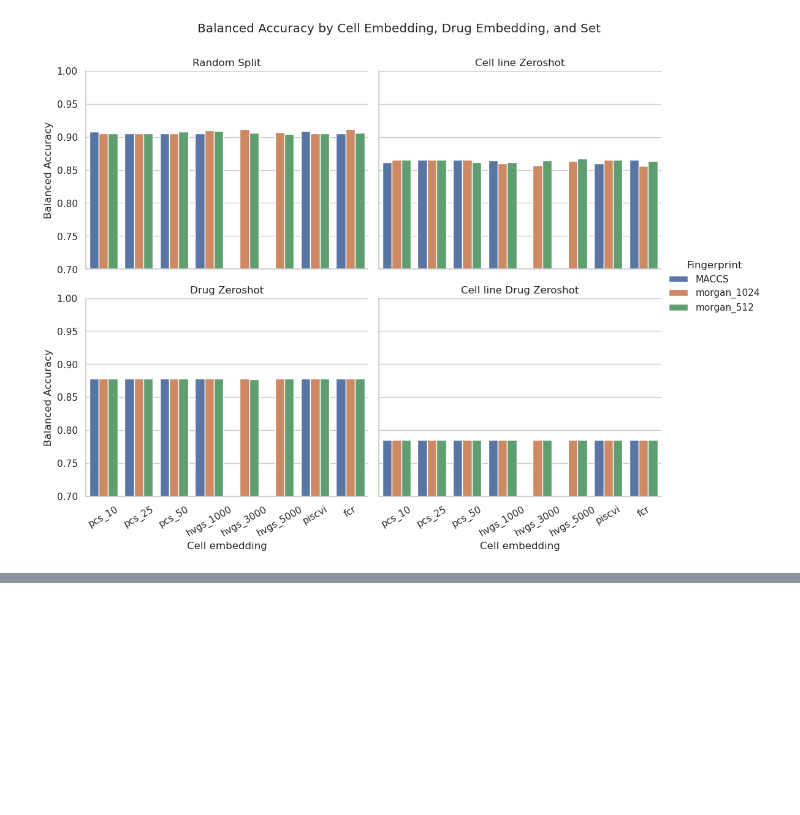
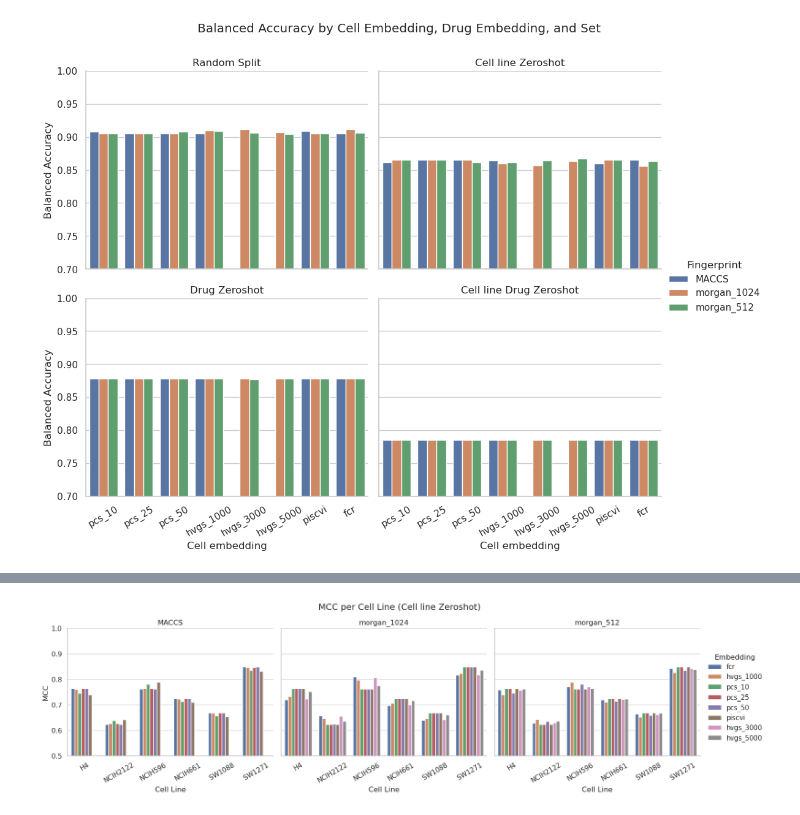
Before and after one commit to RSQuiles/Lab-Rotation-CBG-ETH, a Jupyter notebook: zeroshot_amr/notebooks/Barplots.ipynb, the cells around one changed output, grey strips where cells are left out. Cells and saved outputs as stored; diff of their text form; code cells hidden in the pictures; blank space fills up the shorter version.

```diff
--- a/zeroshot_amr/notebooks/Barplots.ipynb
+++ b/zeroshot_amr/notebooks/Barplots.ipynb
@@ -140,0 +148,4 @@ The `ci` parameter is deprecated. Use `errorbar=None` for the same effect.
+# %%
+plot_mcc_by_cell_line(df, "Cell line Zeroshot")
+# %% [output]
+[figure, added]
```
Also changed, not shown: parts of 12 cells of this notebook, 6 other files.
